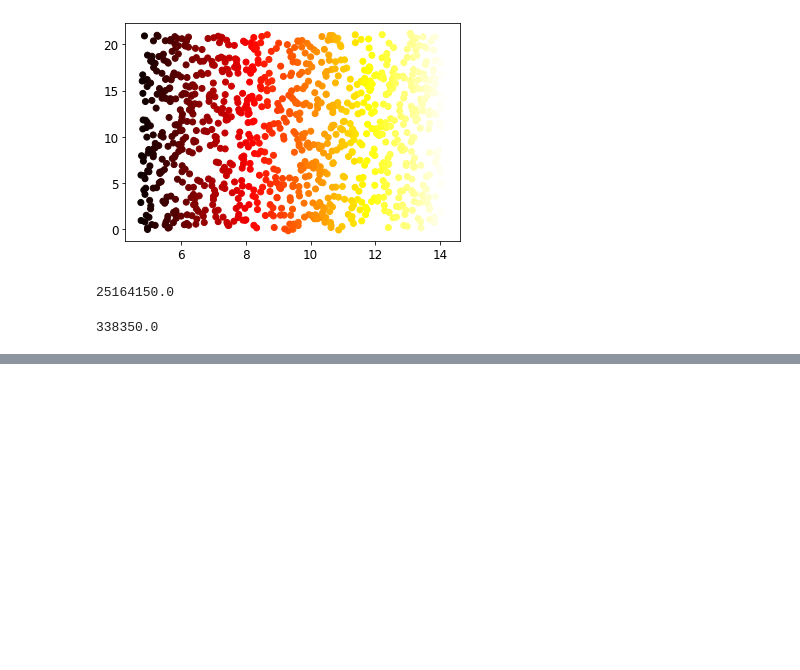
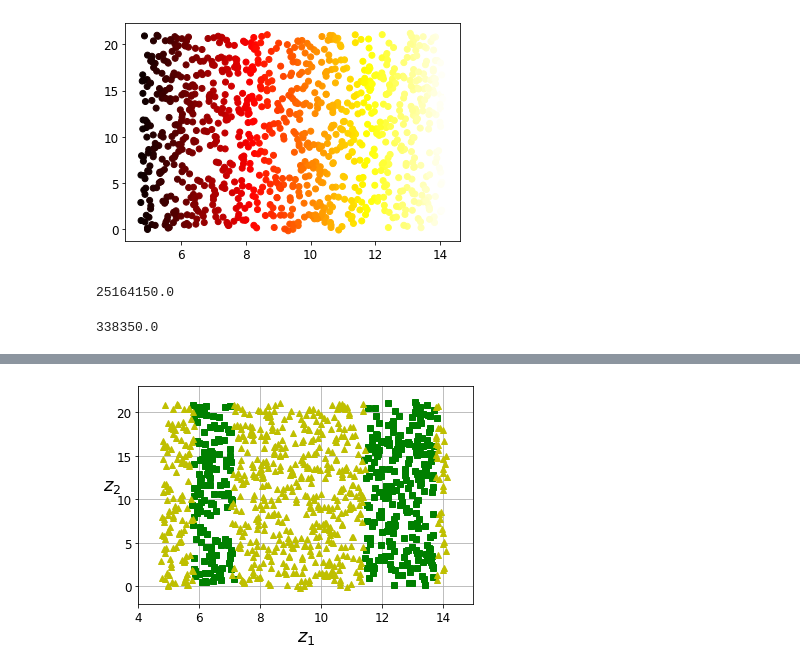
Before and after one commit to hayalaso/ML_Scikit-Learn_exercises, a Jupyter notebook: chap8/chapter8.ipynb, the cells around one changed output, grey strips where cells are left out. Saved outputs shown, nothing was run; the diff lists cells and outputs as text; code cells hidden in the pictures; blank space fills up the shorter version.

```diff
--- a/chap8/chapter8.ipynb
+++ b/chap8/chapter8.ipynb
@@ -252,0 +277,9 @@ np.sum(x**2)
+# %%
+plt.plot(t[positive_class], X[positive_class, 1], "gs")
+plt.plot(t[~positive_class], X[~positive_class, 1], "y^")
+plt.axis([4, 15, axes[2], axes[3]])
+plt.xlabel("$z_1$", fontsize=18)
+plt.ylabel("$z_2$", fontsize=18, rotation=0)
+plt.grid(True)
+# %% [output]
+[figure, added]
```
Also changed, not shown: parts of 17 cells of this notebook, 5 other files.
